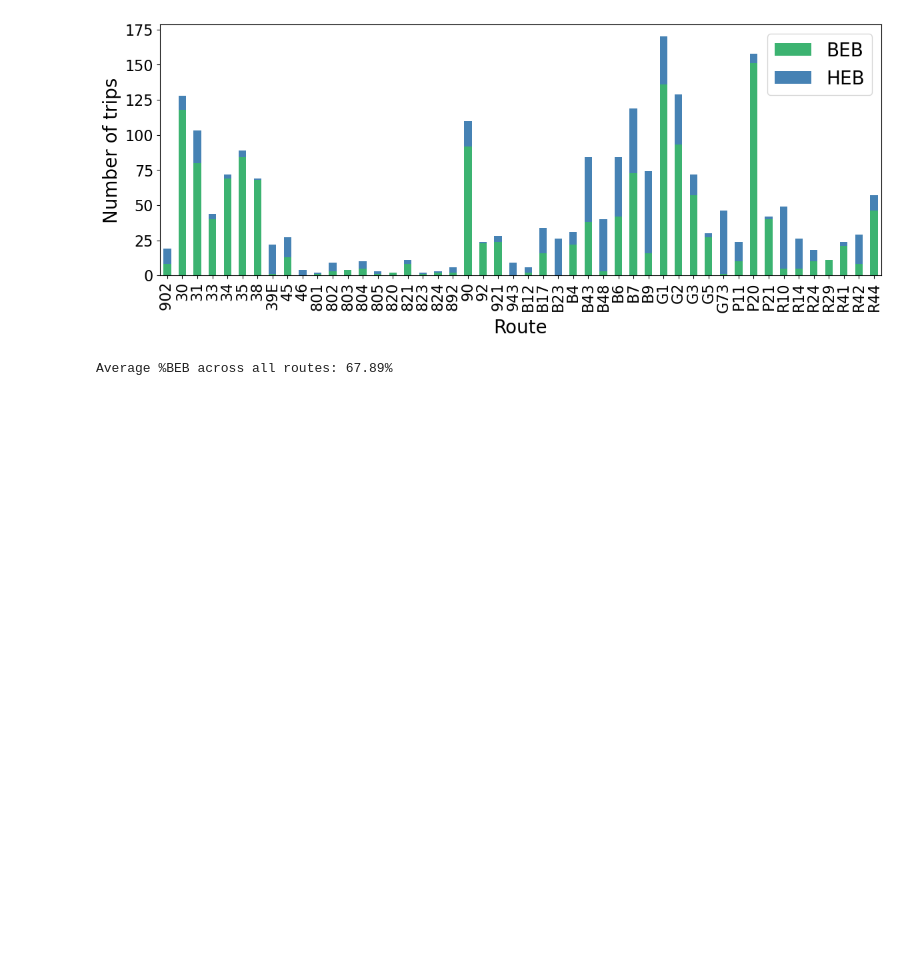
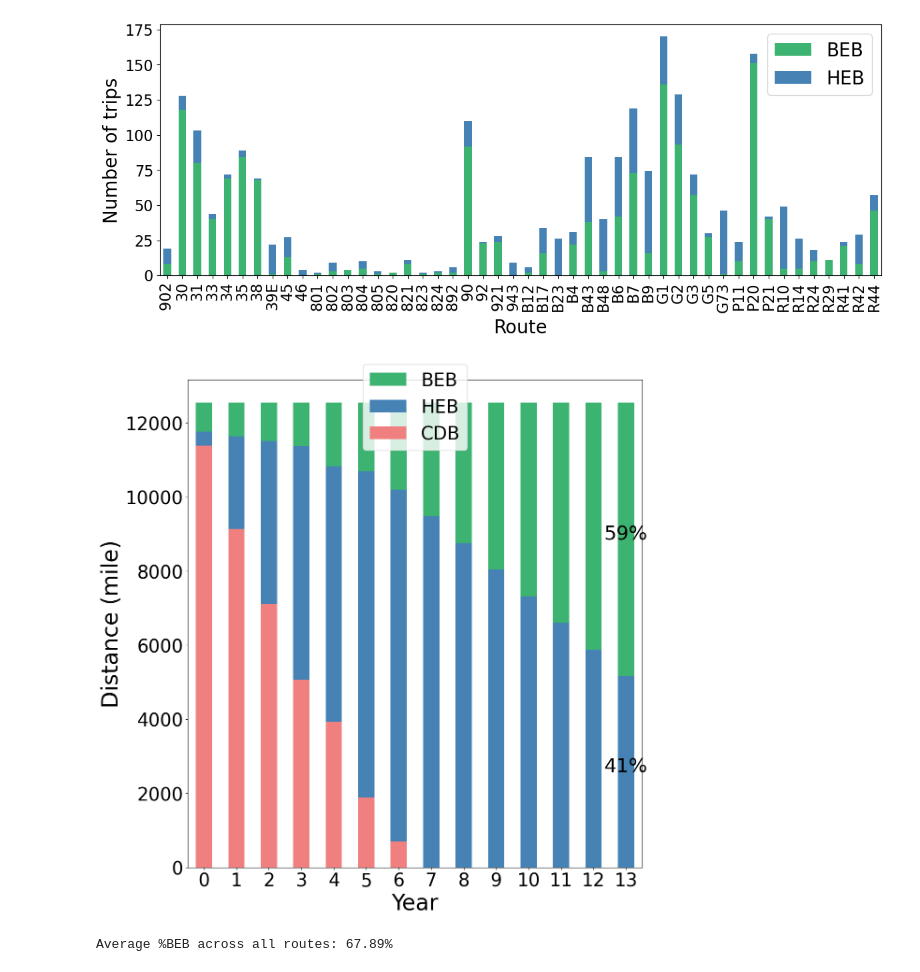
Before and after one commit to narslab/transit-electrification-futures, a Jupyter notebook: bin/jupyter/organize-optimization-results-BM.ipynb, the cells around one changed output. Saved outputs shown, nothing was run; the diff lists cells and outputs as text; code cells hidden in the pictures; blank space fills up the shorter version.

```diff
--- a/bin/jupyter/organize-optimization-results-BM.ipynb
+++ b/bin/jupyter/organize-optimization-results-BM.ipynb
@@ -96,6 +96,67 @@ fig.savefig(r'../../figures/h_BM_route_electrification.png', dpi=400)
 plt.show()
 # %% [output]
 [figure]
+# %%
+# Sum the 'dist' for each 'Powertrain' and 'Year'
+h_BM_variables_values = h_BM_variables[h_BM_variables['Value'] == 1]
+sum_dist = h_BM_variables_values.groupby(['Year', 'Powertrain'])['dist'].sum().reset_index()
+
+# Pivot the DataFrame for easier plotting
+pivot_dist = sum_dist.pivot(index='Year', columns='Powertrain', values='dist').fillna(0)
+
+# Shift years by one
+pivot_dist.reset_index(inplace=True)
+pivot_dist['Year'] = pivot_dist['Year'] + 1
+
+# Adding the new row for Year 0 (2022)
+new_row = {'Year': 0, 'Powertrain': 'value', 'CDB': 11386, 'HEB': 382, 'BEB': 772}
+pivot_dist = pivot_dist.append(new_row, ignore_index=True)
+
+# Sorting the DataFrame by Year
+pivot_dist = pivot_dist.sort_values(by='Year').reset_index(drop=True)
+
+# Setting the 'Year' as the index again if you want
+pivot_dist.set_index('Year', inplace=True)
+
+# Reorder the columns
+pivot_dist = pivot_dist[['CDB', 'HEB', 'BEB']]
+
+# Compute the percentage for annotation
+pivot_percentage = pivot_dist.div(pivot_dist.sum(axis=1), axis=0) * 100
+
+# Define the colors
+colors = {'CDB': 'lightcoral', 'HEB': 'steelblue', 'BEB': 'mediumseagreen'}
+
+# Create the plot
+fig, ax = plt.subplots(figsize=(12, 12))
+pivot_dist.plot(kind='bar', stacked=True, color=[colors[col] for col in pivot_dist.columns], ax=ax)
+
+# Annotate each bar with the corresponding percentage for the last year only
+last_year_idx = len(pivot_dist.index) - 1
+total_dist = 0
+for j, powertrain in enumerate(pivot_dist.columns):
+    percentage = pivot_percentage.loc[pivot_dist.index[last_year_idx], powertrain]
+    dist = pivot_dist.loc[pivot_dist.index[last_year_idx], powertrain]
+    if dist > 0:
+        ax.text(last_year_idx, total_dist + dist / 2, f'{round(percentage)}%', ha='center', color='black', fontsize=30)
+    total_dist += dist
+
+# Setting labels, title, and making the fonts larger
+plt.xlabel('Year', fontsize=34)
+plt.ylabel('Distance (mile)', fontsize=34)
+plt.xticks(fontsize=28, rotation=0)
+plt.yticks(fontsize=28)
+
+handles, labels = ax.get_legend_handles_labels()
+ax.legend(handles[::-1], labels[::-1], fontsize=28, loc='upper center', bbox_to_anchor=(0.5, 1.05))
+
+plt.tight_layout()
+
+fig.savefig(r'../../figures/h_BM_milage_electrification.png', dpi=400)
+
+plt.show()
+# %% [output]
+[figure, added]
 # %%
 # Compute the total BEB counts and total trips
 total_BEB_counts = grouped_trips['BEB'].sum()
```
Also changed, not shown: parts of 6 cells of this notebook, 54 other files.
